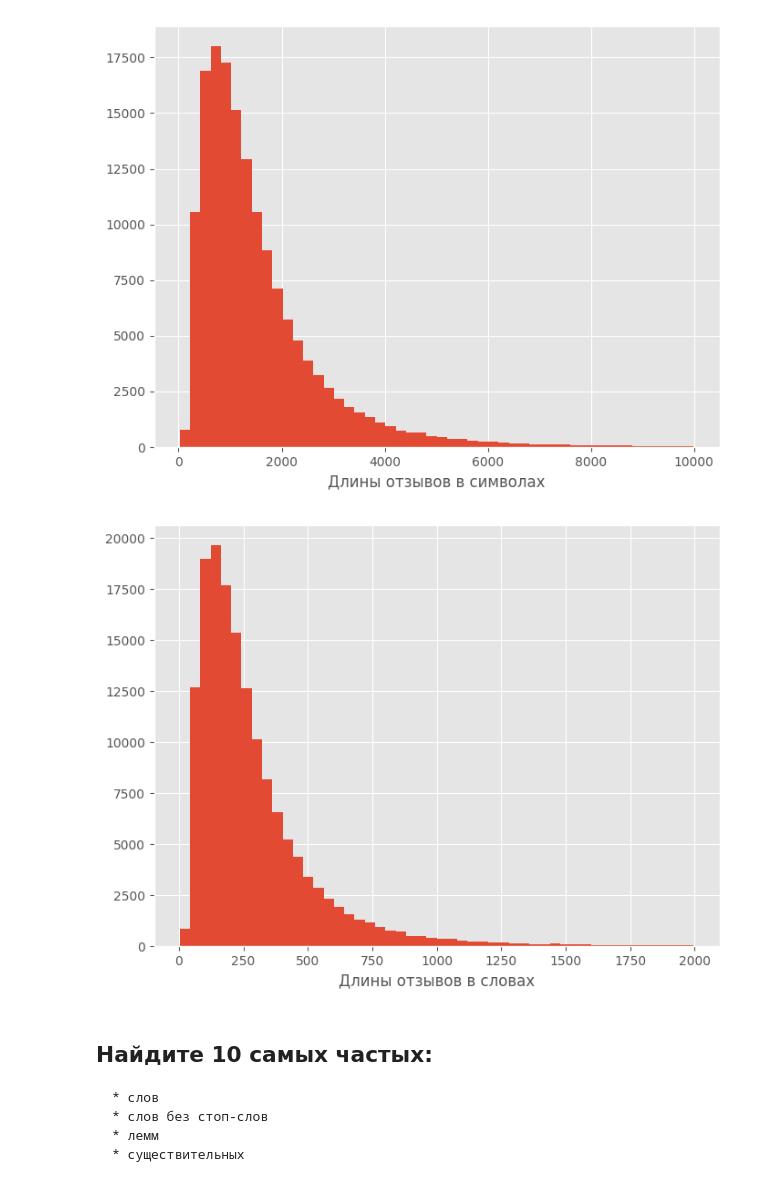
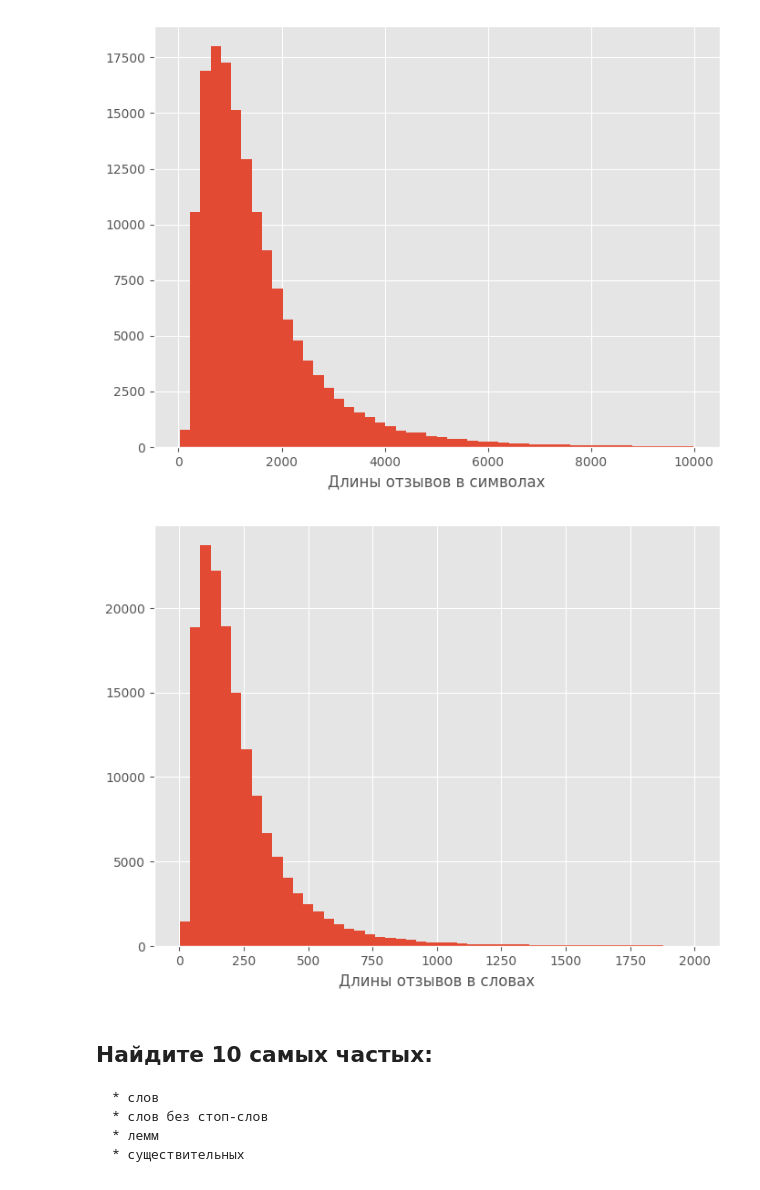
Before and after one commit to solobala/RMSL_9, a Jupyter notebook: NLP8_DZ1.ipynb, the cells around one changed output. Saved outputs shown, nothing was run; the diff lists cells and outputs as text; code cells hidden in the pictures.

```diff
--- a/NLP8_DZ1.ipynb
+++ b/NLP8_DZ1.ipynb
@@ -174,7 +198,7 @@ df['bank_name'].value_counts()
 БайкалИнвестБанк        1
 Name: bank_name, Length: 670, dtype: int64
 # %%
-df['bank_name'] = df['bank_name'].astype(str).apply(lambda x: x.lower().replace('г. ', '').replace('г.', "").replace('г ', ""))
+df['bank_name'] = df['bank_name'].astype(str).apply(lambda x: x.lower())
 # %%
 df['bank_name'].value_counts()[:50].sum()
 # %% [output]
@@ -215,7 +239,7 @@ plt.show()
 [figure]
 # %% [markdown]
 ### Постройте гистограмы длин слов в символах и в словах
-# %%
-# Создадим 2 новых столбца в датафрейме с длиной отзывов в символах и словах
-df['length'] = df['text'].apply(lambda x: len(x))
-df['words'] = df['text'].apply(lambda x: len(word_tokenize(x)))
+# %%
+texts = df['text'].to_list()
+lengths = list(map(len, texts))
+word_counts = list(map(lambda text: len(text.split()), texts))
@@ -228,12 +253,13 @@ plt.ylabel('')
 plt.show()
 # %% [output]
 [figure]
+# %%
+word_counts = [x for x in word_counts if x<2000]
 # %%
-len_t = df.words
 rcParams['figure.figsize'] = 8, 6
-len_t[len_t<2000].plot(kind='hist',bins=50)
+plt.hist(x=word_counts, bins=50)
 plt.xlabel('Длины отзывов в словах')
 plt.ylabel('')
 plt.show()
 # %% [output]
-[figure, old version]
+[figure, new version]
```
Also changed, not shown: parts of 75 cells of this notebook.
